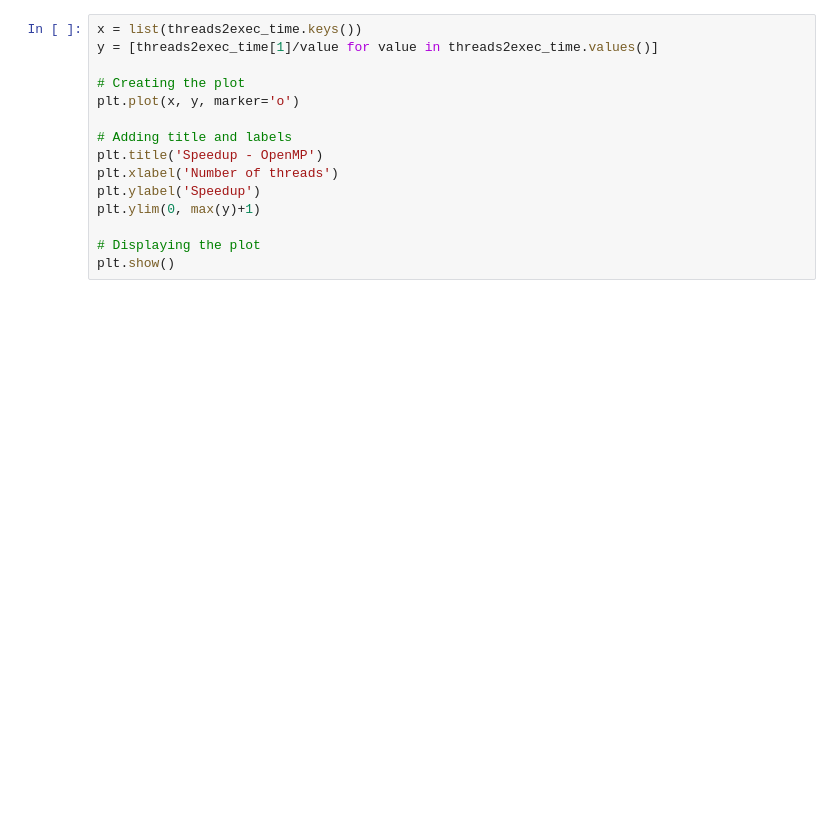
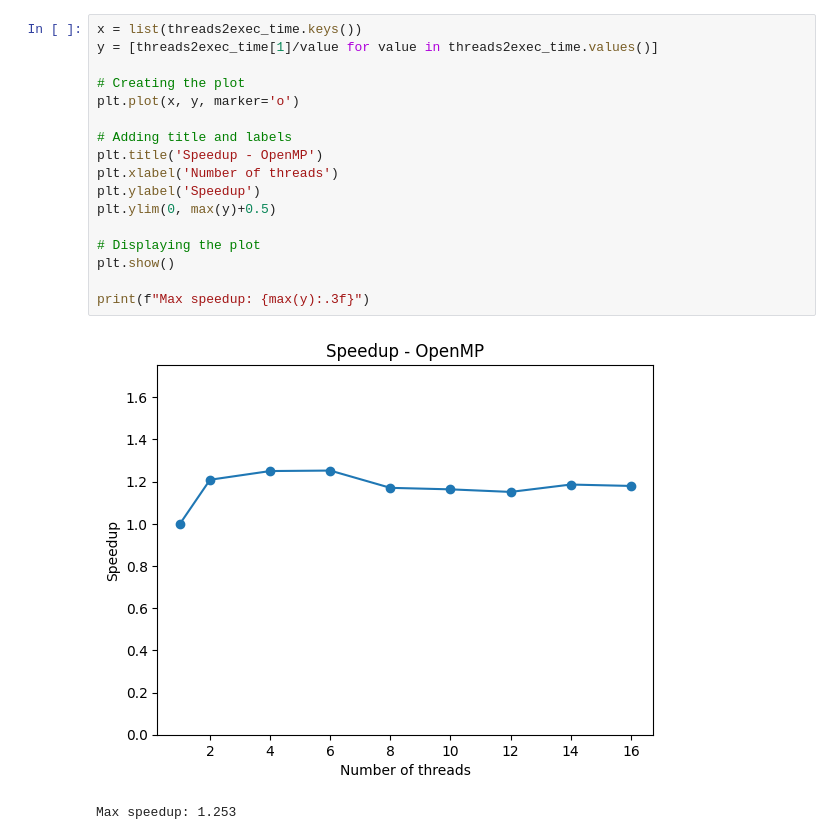
Before and after one commit to Xhst/pdc-multilayer-gol, a Jupyter notebook: evaluation/openmp_eval.ipynb, the cells around one changed output. Drawn from its saved outputs; the diff is of its cells as text; blank space fills up the shorter version.

```diff
--- a/evaluation/openmp_eval.ipynb
+++ b/evaluation/openmp_eval.ipynb
@@ -42,18 +65,23 @@ plt.show()
 # %%
 x = list(threads2exec_time.keys())
 y = [threads2exec_time[1]/value for value in threads2exec_time.values()]
 
 # Creating the plot
 plt.plot(x, y, marker='o')
 
 # Adding title and labels
 plt.title('Speedup - OpenMP')
 plt.xlabel('Number of threads')
 plt.ylabel('Speedup')
-plt.ylim(0, max(y)+1)
+plt.ylim(0, max(y)+0.5)
 
 # Displaying the plot
 plt.show()
+
+print(f"Max speedup: {max(y):.3f}")
+# %% [output]
+[figure, added]
+Max speedup: 1.253
 # %%
 x = list(threads2exec_time.keys())
 y = [threads2exec_time[1]/(p*value) for p, value in threads2exec_time.items()]
```
Also changed, not shown: parts of 4 cells of this notebook.
